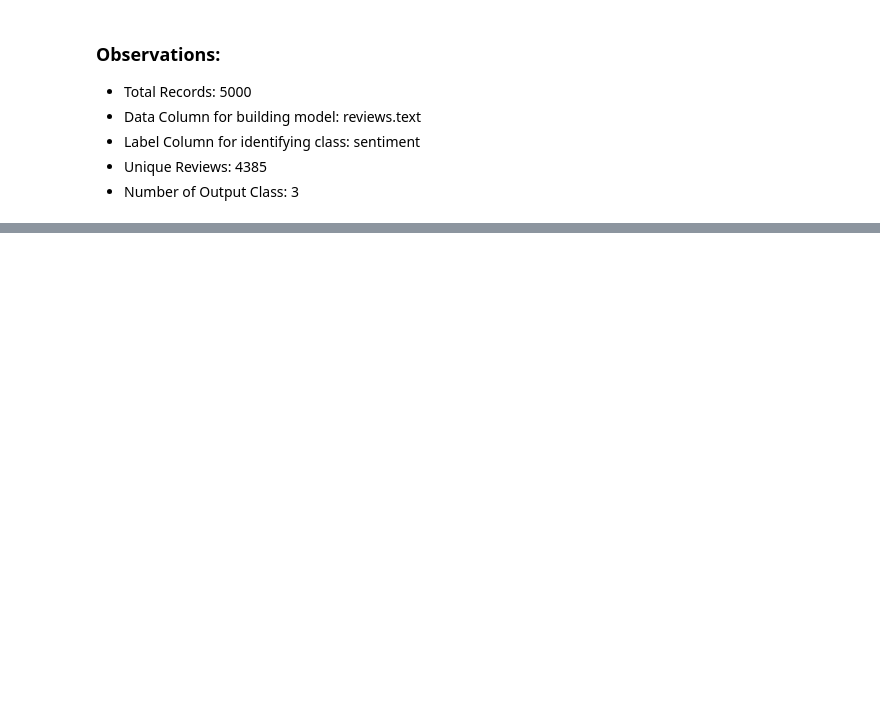
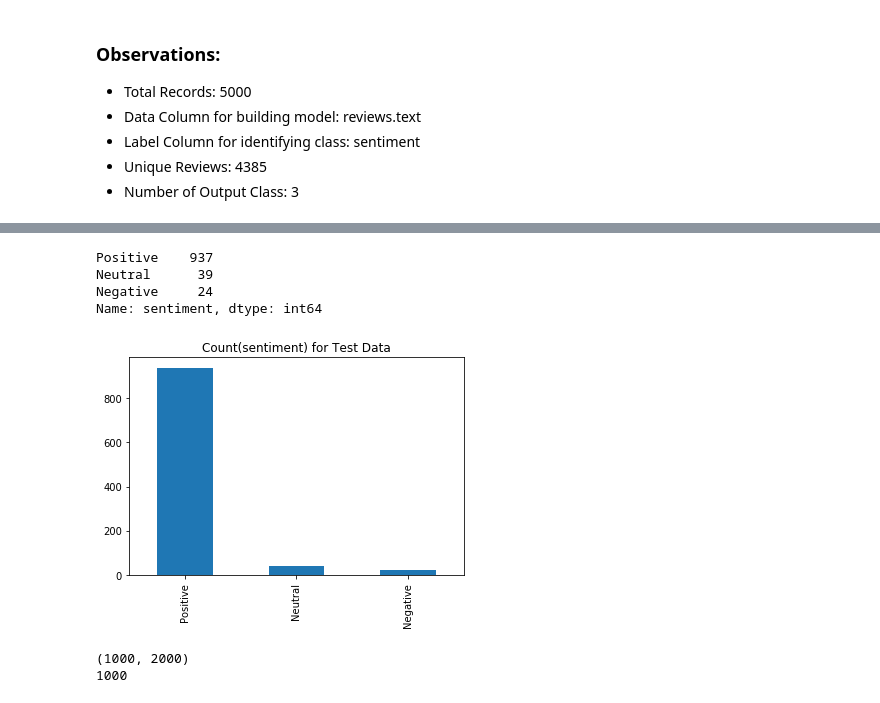
Before and after one commit to snbhattacharjya/Simplilearn, a Jupyter notebook: Capstone Project/E-commerce.ipynb, the cells around one changed output, grey strips where cells are left out. Saved outputs shown, nothing was run; the diff lists cells and outputs as text; code cells hidden in the pictures; blank space fills up the shorter version.

```diff
--- a/Capstone Project/E-commerce.ipynb
+++ b/Capstone Project/E-commerce.ipynb
@@ -203,0 +260,10 @@ print(X_test.shape)
+# %%
+print(validation_df['sentiment'].value_counts())
+validation_df['sentiment'].value_counts().plot(kind='bar', title="Count(sentiment) for Test Data")
+plt.show()
+# %% [output]
+Positive    937
+Neutral      39
+Negative     24
+Name: sentiment, dtype: int64
+[figure, added]
@@ -204,3 +272,9 @@ print(X_test.shape)
+# %%
+print(X_test.shape)
+print(len(y_test))
+# %% [output]
+(1000, 2000)
+1000
 # %%
 multi_nb = create_model(X_train, y_train, MultinomialNB())
 # %%
```
Also changed, not shown: parts of 51 cells of this notebook.
